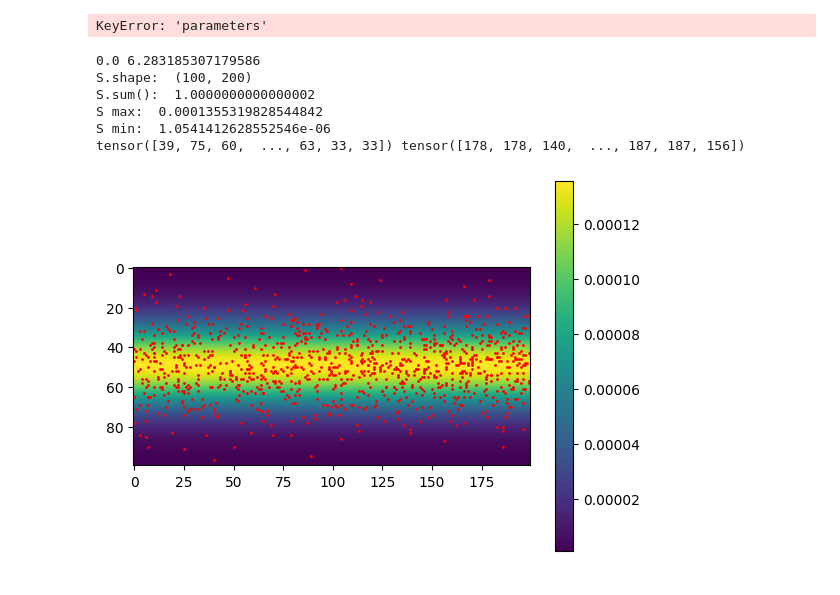
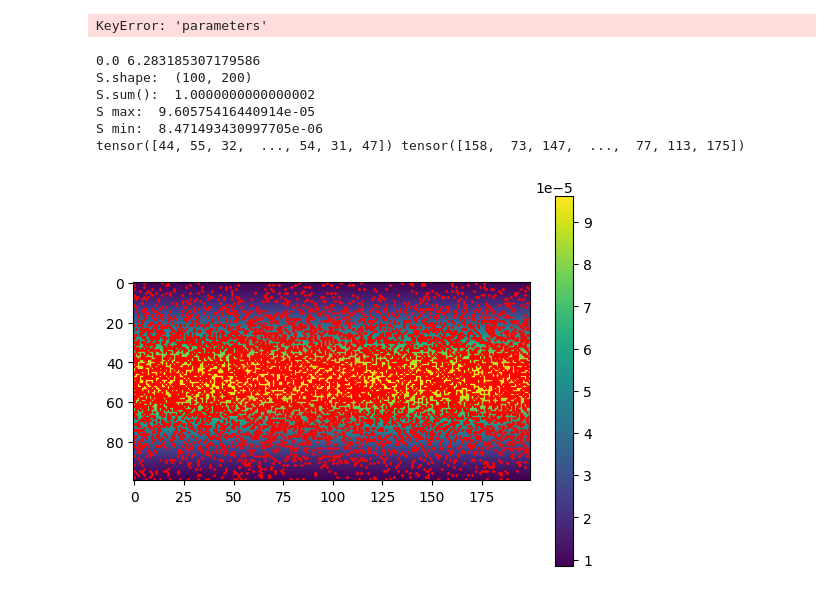
Before and after one commit to ShntrIto/SDF360, a Jupyter notebook: visualize/visualize_colmap.ipynb, the cells around one changed output. Cells and saved outputs as stored; diff of their text form; code cells hidden in the pictures.

```diff
--- a/visualize/visualize_colmap.ipynb
+++ b/visualize/visualize_colmap.ipynb
@@ -137,6 +150,8 @@ KeyError: 'parameters'
 import numpy as np
 import matplotlib.pyplot as plt
 import torch
+
+plt.close()
 
 def softmax(x):
     x_max = x.max()
@@ -167,38 +182,38 @@ S = sin_lat_diff * lon_diff.T
 #     S.append(s)
 
 S = np.stack(S, axis=0)
-scale = 5000
+scale = 2500
 S = softmax(S*scale)
 print('S.shape: ', S.shape)
 print('S.sum(): ', S.sum())
 print('S max: ', S.max())
 print('S min: ', S.min())
 
 plt.imshow(S.squeeze(), cmap='viridis')
 plt.colorbar()
 
-sample_idx = torch.multinomial(torch.tensor(S.flatten()), num_samples=1024, replacement=True)
+sample_idx = torch.multinomial(torch.tensor(S.flatten()), num_samples=10000, replacement=True)
 print(sample_idx // W, sample_idx % W)
 
 plt.plot(sample_idx % W, sample_idx // W, 'ro', markersize=1)
 plt.show()
 
 # # 緯度方向でのサンプリング頻度の変化を折れ線グラフとして描画
 # mean_prob_per_lat = S.mean(axis=1)  # 緯度方向での確率の平均
 
 # plt.figure(figsize=(8, 6))
 # plt.plot(mean_prob_per_lat, label='Mean Probability per Latitude', color='b')
 # plt.title('Mean Probability Distribution Along Latitude')
 # plt.xlabel('Latitude index')
 # plt.ylabel('Mean Probability')
 # plt.legend()
 # plt.grid(True)
 # plt.show()
 # %% [output]
 0.0 6.283185307179586
 S.shape:  (100, 200)
 S.sum():  1.0000000000000002
-S max:  0.0001355319828544842
-S min:  1.0541412628552546e-06
-tensor([39, 75, 60,  ..., 63, 33, 33]) tensor([178, 178, 140,  ..., 187, 187, 156])
+S max:  9.60575416440914e-05
+S min:  8.471493430997705e-06
+tensor([44, 55, 32,  ..., 54, 31, 47]) tensor([158,  73, 147,  ...,  77, 113, 175])
-[figure, old version]
+[figure, new version]
```
Also changed, not shown: parts of 2 cells of this notebook, 23 other files.
